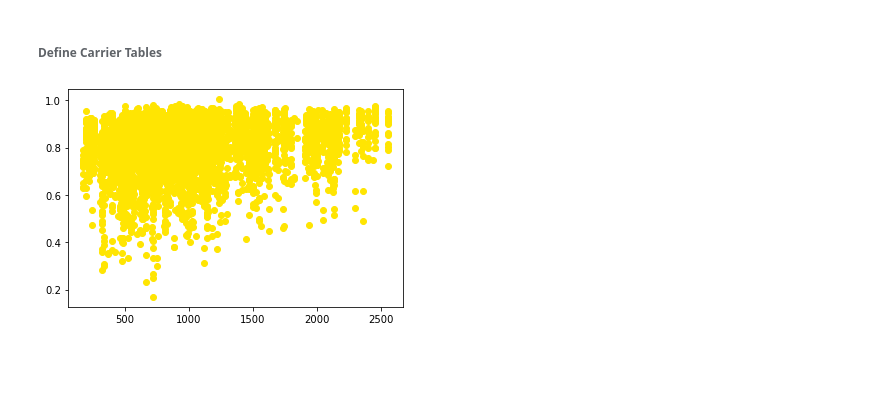
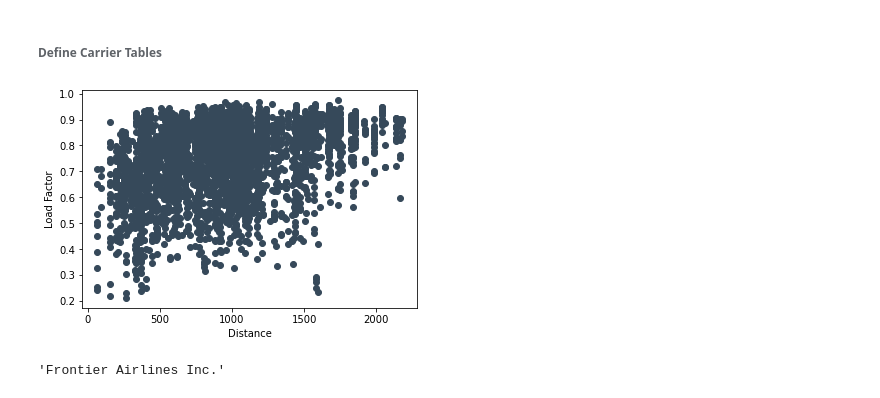
Before and after one commit to admacpherson/T-100-Aviation-Data, a Jupyter notebook: Load Factor Analysis.ipynb, the cells around one changed output. Saved outputs shown, nothing was run; the diff lists cells and outputs as text; code cells hidden in the pictures; blank space fills up the shorter version.

```diff
--- a/Load Factor Analysis.ipynb
+++ b/Load Factor Analysis.ipynb
@@ -369,13 +369,13 @@ ENVOY_PURPLE = '#250E72'
 FRONTIER_GREEN = '#248168'
 HAWAIIAN_PURPLE = '#413691'
 JETBLUE_BLUE = '#00205B'
-SKYWEST_ = '#00338d'
+SKYWEST_BLUE = '#00338d'
 SPIRIT_YELLOW = '#FFE502'
 UNITED_BLUE = '#0033A0'
 SOUTHWEST_BLUE = '#1E4BC3'
 REPUBLIC_BLUE = '#00263A'
 # %%
-airline_colors = [AMERICAN_BLUE, ALASKA_GREEN, ALLEGIANT_ORANGE, DELTA_RED]
+airline_colors = [AMERICAN_BLUE, ALASKA_GREEN, ALLEGIANT_ORANGE, DELTA_RED, ENVOY_PURPLE, FRONTIER_GREEN, HAWAIIAN_PURPLE, JETBLUE_BLUE, SKYWEST_BLUE, SPIRIT_YELLOW, UNITED_BLUE, SOUTHWEST_BLUE, REPUBLIC_BLUE]
 # %% [markdown]
 <h6>Define Carrier Tables</h6>
 # %%
@@ -395,11 +395,21 @@ WN = mpf_abbrv[mpf_abbrv['CARRIER_NAME'] == 'Southwest Airlines Co.']
 YX = mpf_abbrv[mpf_abbrv['CARRIER_NAME'] == 'Republic Airline']
 # %%
 airline_datasets = [AA, AS, G6, DL, MQ, F9, HA, B6, OO, NK, SY, UA, WN, YX]
-# %%
-x = NK['DISTANCE']
-y = NK['LF']
-
-plt.scatter(x, y, color=SPIRIT_YELLOW)
-plt.show()
-# %% [output]
-[figure, removed]
+# %%
+airline = airline_datasets[5]
+x = F9['DISTANCE']
+y = F9['LF']
+airline_name = airline_datasets[5]['CARRIER_NAME'].iloc[0]
+
+plt.xlabel('Distance')
+plt.ylabel('Load Factor')
+#plt.title('Distance vs Load Factor - ' + airline_datasets[5]['CARRIER_NAME'][0])
+
+plt.scatter(x, y, color=airline_colors[0])
+plt.show()
+# %% [output]
+[figure, added]
+# %%
+airline_datasets[5]['CARRIER_NAME'].iloc[0]
+# %% [output]
+'Frontier Airlines Inc.'
```
